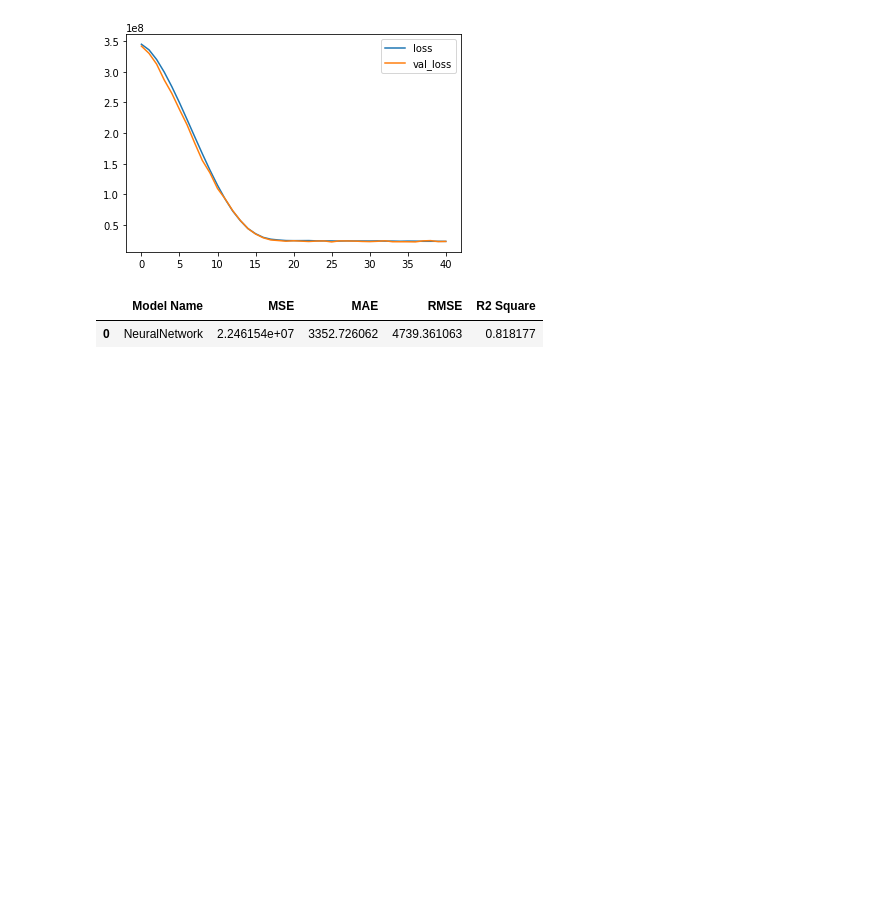
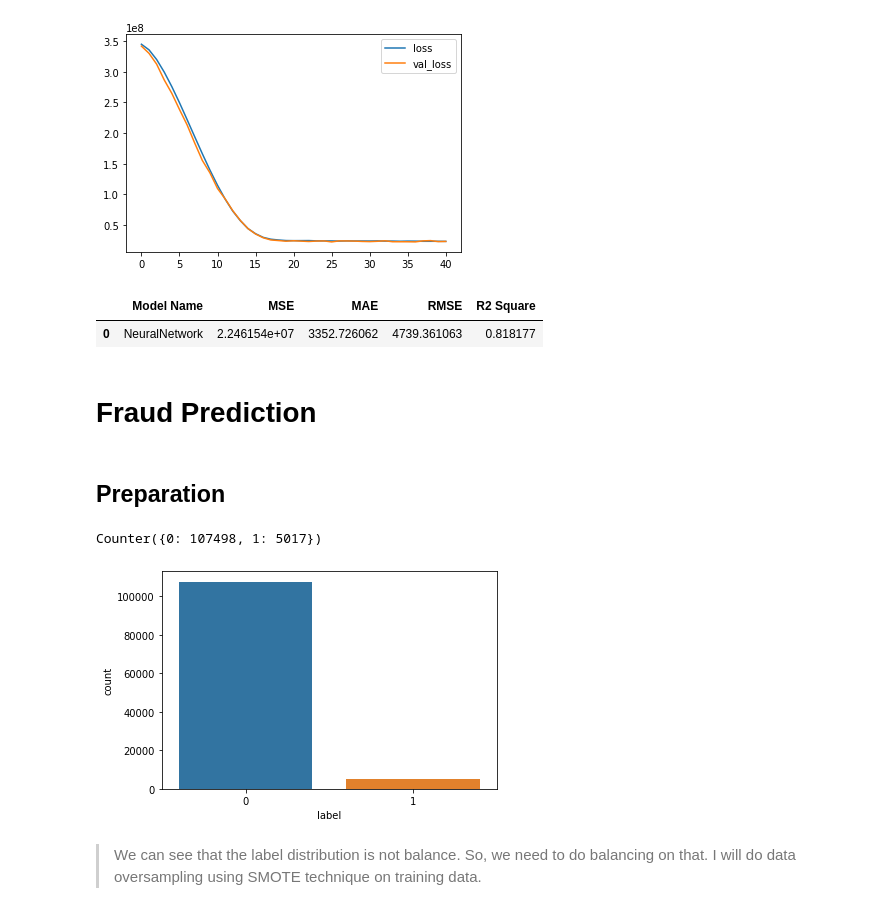
Before and after one commit to danielfsimangunsong/craiglist-sales-prediction, a Jupyter notebook: Craiglist_Sales_Prediction.ipynb, the cells around one changed output. Saved outputs shown, nothing was run; the diff lists cells and outputs as text; code cells hidden in the pictures; blank space fills up the shorter version.

Commit message:
do preparation for fraud prediction

```diff
--- a/Craiglist_Sales_Prediction.ipynb
+++ b/Craiglist_Sales_Prediction.ipynb
@@ -520,3 +520,29 @@ nn_evaluation
 # %% [output]
 |  | Model Name | MSE | MAE | RMSE | R2 Square |
 | 0 | NeuralNetwork | 2.246154e+07 | 3352.726062 | 4739.361063 | 0.818177 |
+# %% [markdown]
+# Fraud Prediction
+# %% [markdown]
+## Preparation
+# %%
+# Labeling price as fraud or non-fraud based on its value
+# Price is labeled 1 as fraud if the value is <= 500 or >= 45000, 0 otherwise
+fraud_pred_data = preprocessed_data.copy()
+fraud_pred_data["label"] = fraud_pred_data.apply(
+    lambda row: 1 if (row["price"] <= 500 or row["price"] >= 45000)
+       else 0,
+    axis=1
+)
+# %%
+# Check the distribution of fraud and non-fraud label using countplot
+sns.countplot(x="label", data=fraud_pred_data[["label"]])
+
+# Print number of row of each label
+from collections import Counter
+counter = Counter(fraud_pred_data["label"])
+print(counter)
+# %% [output]
+Counter({0: 107498, 1: 5017})
+[figure, added]
+# %% [markdown]
+> We can see that the label distribution is not balance. So, we need to do balancing on that. I will do data oversampling using SMOTE technique on training data.
```
Also changed, not shown: parts of 13 cells of this notebook.
